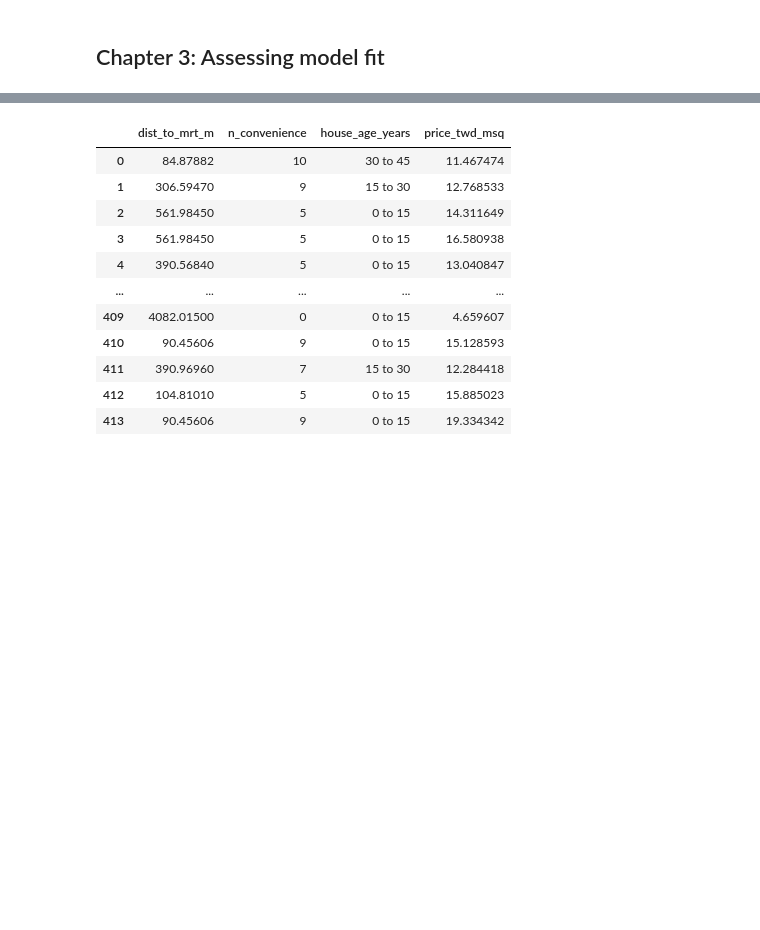
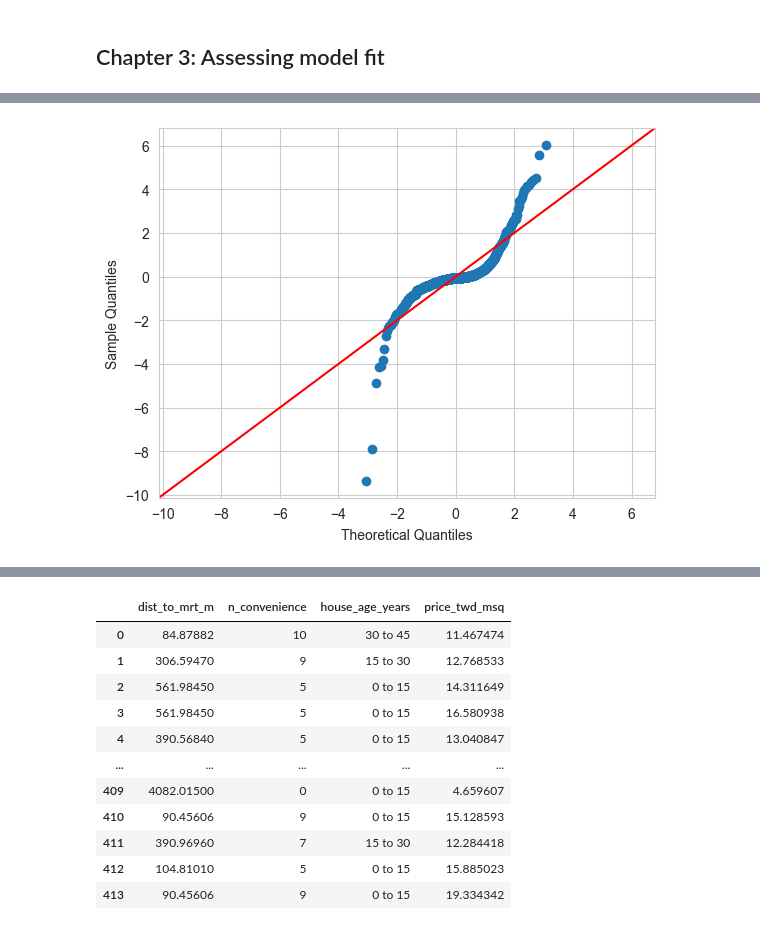
Before and after one commit to rpitchumani/datacamp, a Jupyter notebook: introduction-to-regression-with-statsmodels-in-python/Chapter_3_Introduction_to_Regression_with_statsmodels_in_Python.ipynb, the cells around one changed output, grey strips where cells are left out. Saved outputs shown, nothing was run; the diff lists cells and outputs as text; code cells hidden in the pictures; blank space fills up the shorter version.

```diff
--- a/introduction-to-regression-with-statsmodels-in-python/Chapter_3_Introduction_to_Regression_with_statsmodels_in_Python.ipynb
+++ b/introduction-to-regression-with-statsmodels-in-python/Chapter_3_Introduction_to_Regression_with_statsmodels_in_Python.ipynb
@@ -10,0 +33,3 @@ import seaborn as sns
+# %%
+mdl_click_vs_impression_orig = ols("n_clicks ~ n_impressions", data=ad_conversion).fit()
+mdl_click_vs_impression_trans = ols("qdrt_n_clicks ~ qdrt_n_impressions", data=ad_conversion).fit()
@@ -10,0 +103,4 @@ import seaborn as sns
+# %%
+qq_orig = qqplot(data=mdl_click_vs_impression_orig.resid, fit=True, line="45")
+# %% [output]
+[figure, added]
```
Also changed, not shown: parts of 45 cells of this notebook, 6 other files.
